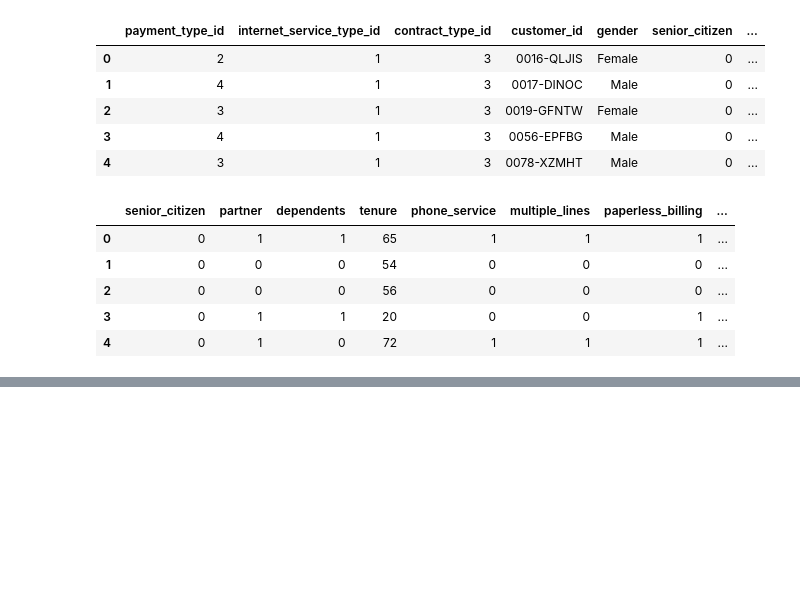
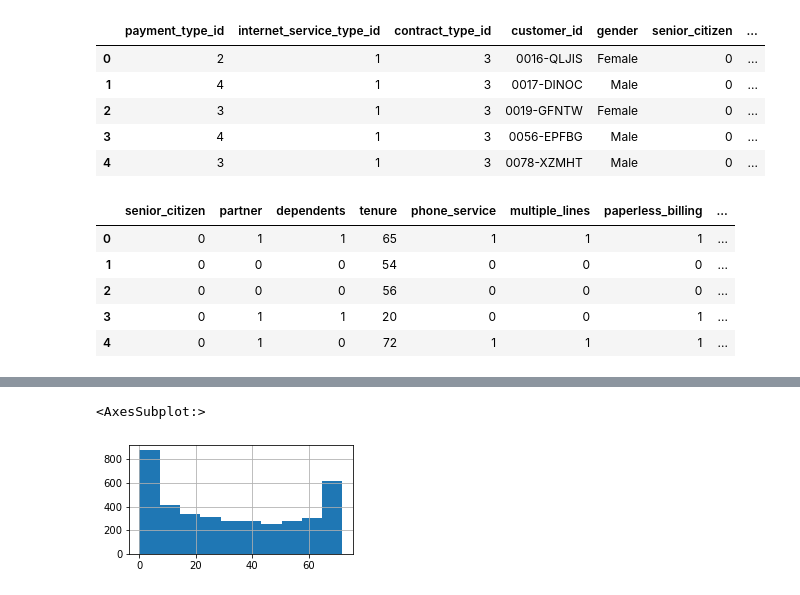
Before and after one commit to lopezelihezer/telco_classification_project, a Jupyter notebook: scratch.ipynb, the cells around one changed output, grey strips where cells are left out. Saved outputs shown, nothing was run; the diff lists cells and outputs as text; code cells hidden in the pictures; blank space fills up the shorter version.

```diff
--- a/scratch.ipynb
+++ b/scratch.ipynb
@@ -245,0 +354,5 @@ Length: 7043, dtype: float64
+# %%
+train.tenure.hist()
+# %% [output]
+<AxesSubplot:>
+[figure, added]
```
Also changed, not shown: parts of 65 cells of this notebook, 1 other file.
